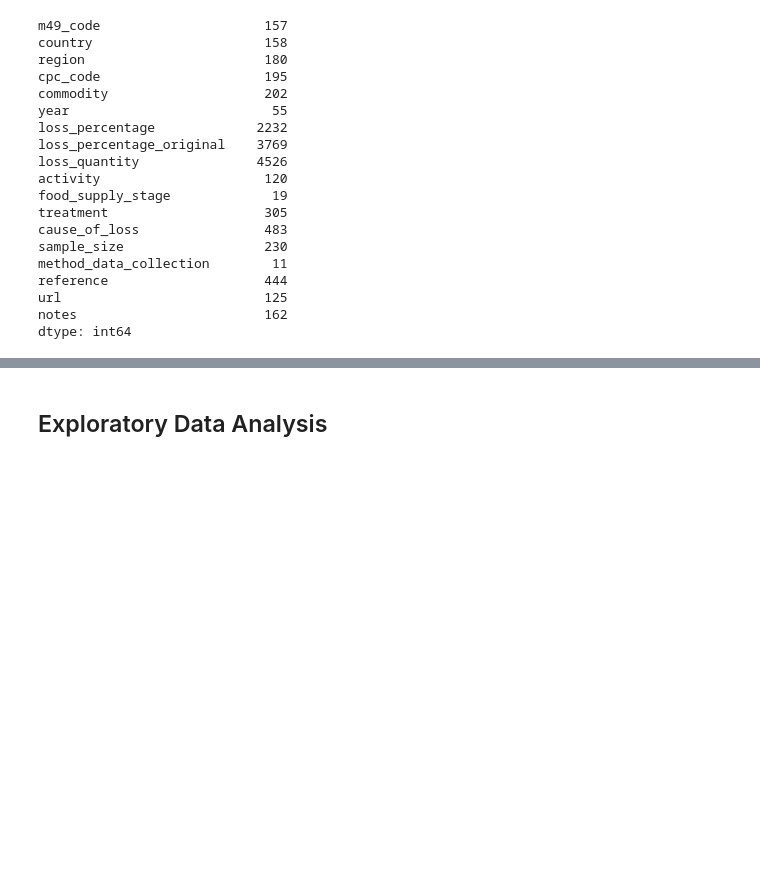
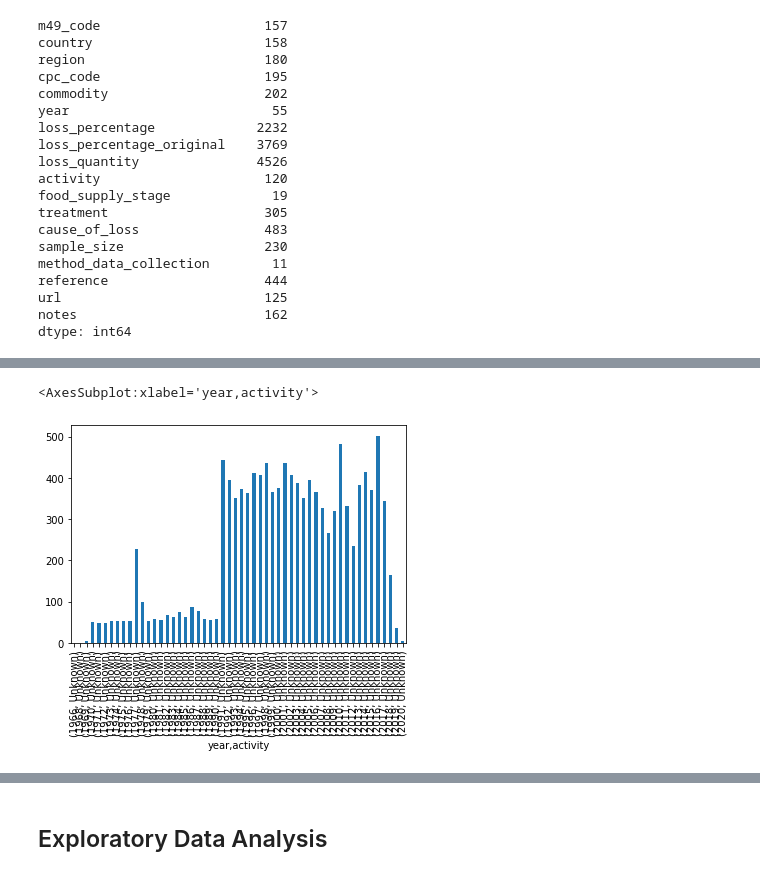
Before and after one commit to pariosur/food_waste, a Jupyter notebook: food_waste/Food Waste Analysis.ipynb, the cells around one changed output, grey strips where cells are left out. Drawn from its saved outputs; the diff is of its cells as text; code cells hidden in the pictures; blank space fills up the shorter version.

```diff
--- a/food_waste/Food Waste Analysis.ipynb
+++ b/food_waste/Food Waste Analysis.ipynb
@@ -110,5 +117,5 @@ dtype: int64
 df.drop(['region','treatment','loss_quantity','region','url','cause_of_loss','reference','sample_size','notes'],axis=1,inplace=True)
 # %%
 # #Replace nans with string of 'Unknown'
-# df = df.replace(float('nan'), "Unknown")
-# df.head()
+df = df.replace(float('nan'), "Unknown")
+df.head()
@@ -114,0 +129,8 @@ df.drop(['region','treatment','loss_quantity','region','url','cause_of_loss','re
+# %%
+a = df.loc[df['activity']=='Unknown']
+
+unknown_year = a.groupby('year')['activity'].value_counts().plot(kind='bar',)
+unknown_year
+# %% [output]
+<AxesSubplot:xlabel='year,activity'>
+[figure, added]
```
Also changed, not shown: parts of 16 cells of this notebook, 7 other files.
